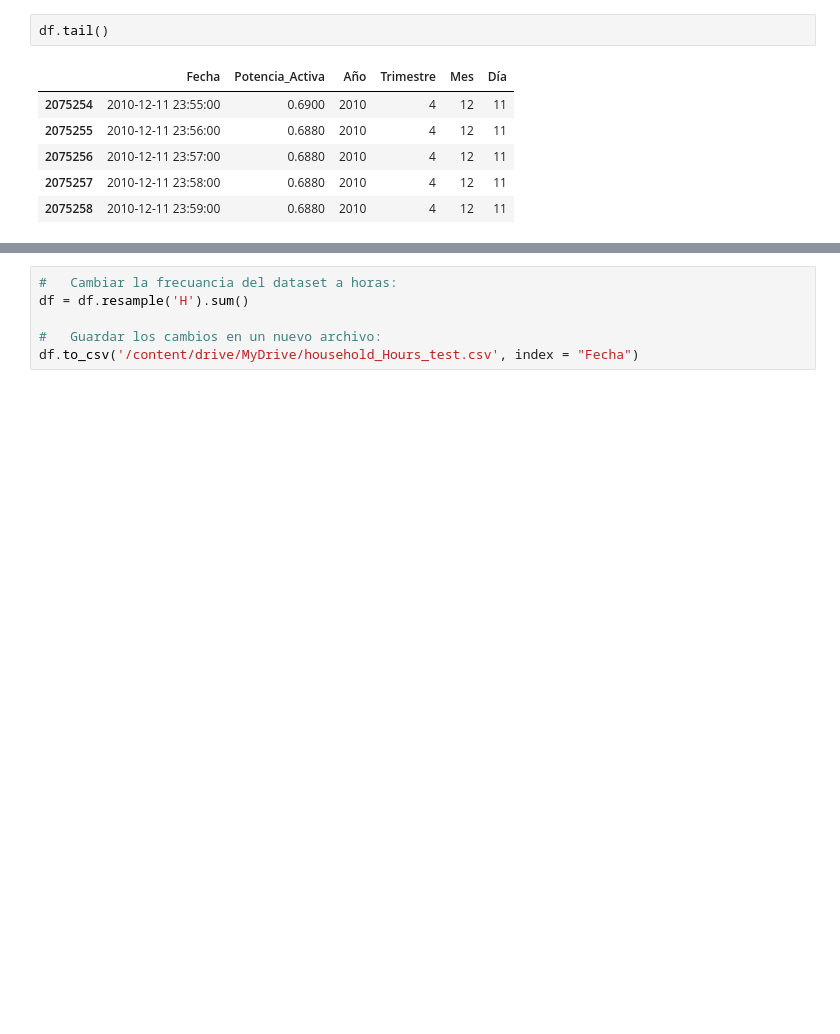
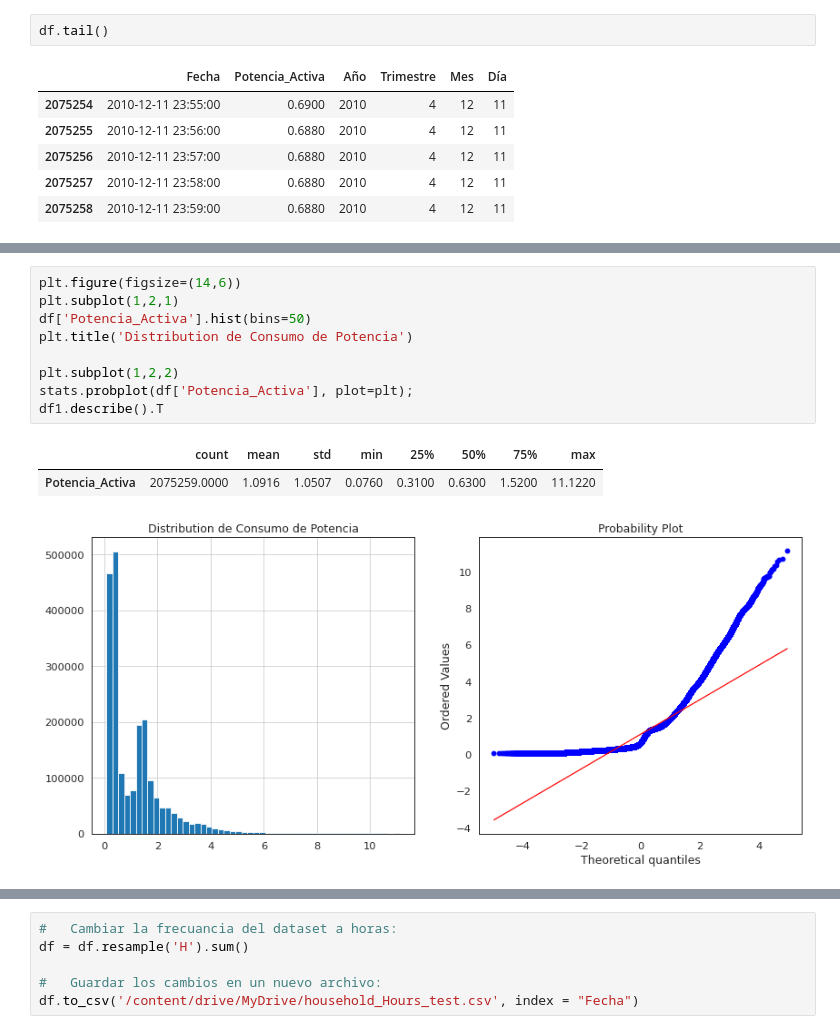
Before and after one commit to XLDiaz/MLearning_HEConsumption, a Jupyter notebook: Limpieza_de_Datos_y_Visualizaciones.ipynb, the cells around one changed output, grey strips where cells are left out. Cells and saved outputs as stored; diff of their text form; blank space fills up the shorter version.

```diff
--- a/Limpieza_de_Datos_y_Visualizaciones.ipynb
+++ b/Limpieza_de_Datos_y_Visualizaciones.ipynb
@@ -117,6 +150,19 @@ else:
 # %% [output]
 Estadística=741661.563, p=0.000
 Los datos no poseen distribución normal
+# %%
+plt.figure(figsize=(14,6))
+plt.subplot(1,2,1)
+df['Potencia_Activa'].hist(bins=50)
+plt.title('Distribution de Consumo de Potencia')
+
+plt.subplot(1,2,2)
+stats.probplot(df['Potencia_Activa'], plot=plt);
+df1.describe().T
+# %% [output]
+|  | count | mean | std | min | 25% | 50% | 75% | max |
+| Potencia_Activa | 2075259.0000 | 1.0916 | 1.0507 | 0.0760 | 0.3100 | 0.6300 | 1.5200 | 11.1220 |
+[figure, added]
 # %%
 # Crear subplots
 f, axes = plt.subplots(2,
```
Also changed, not shown: parts of 15 cells of this notebook.
